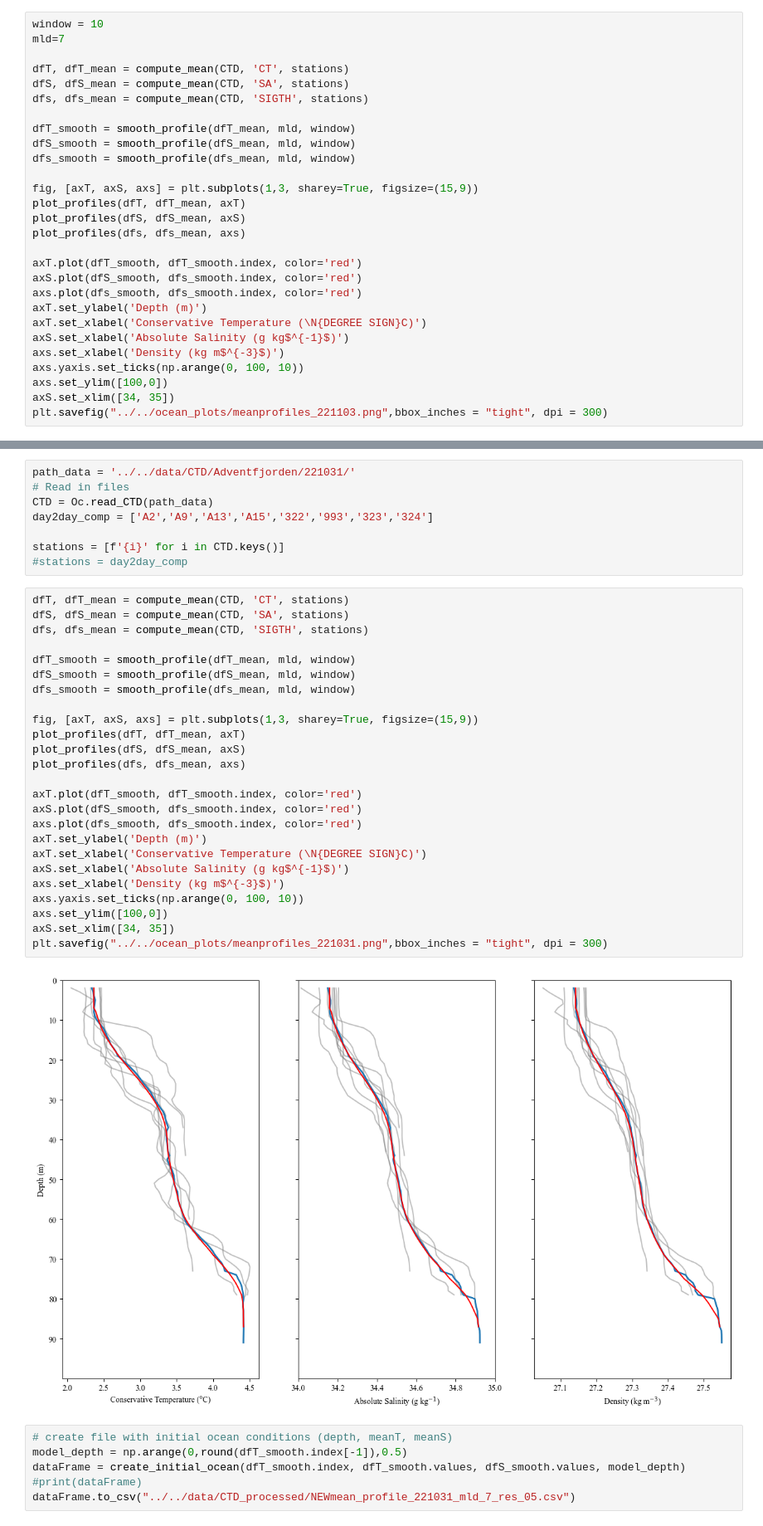
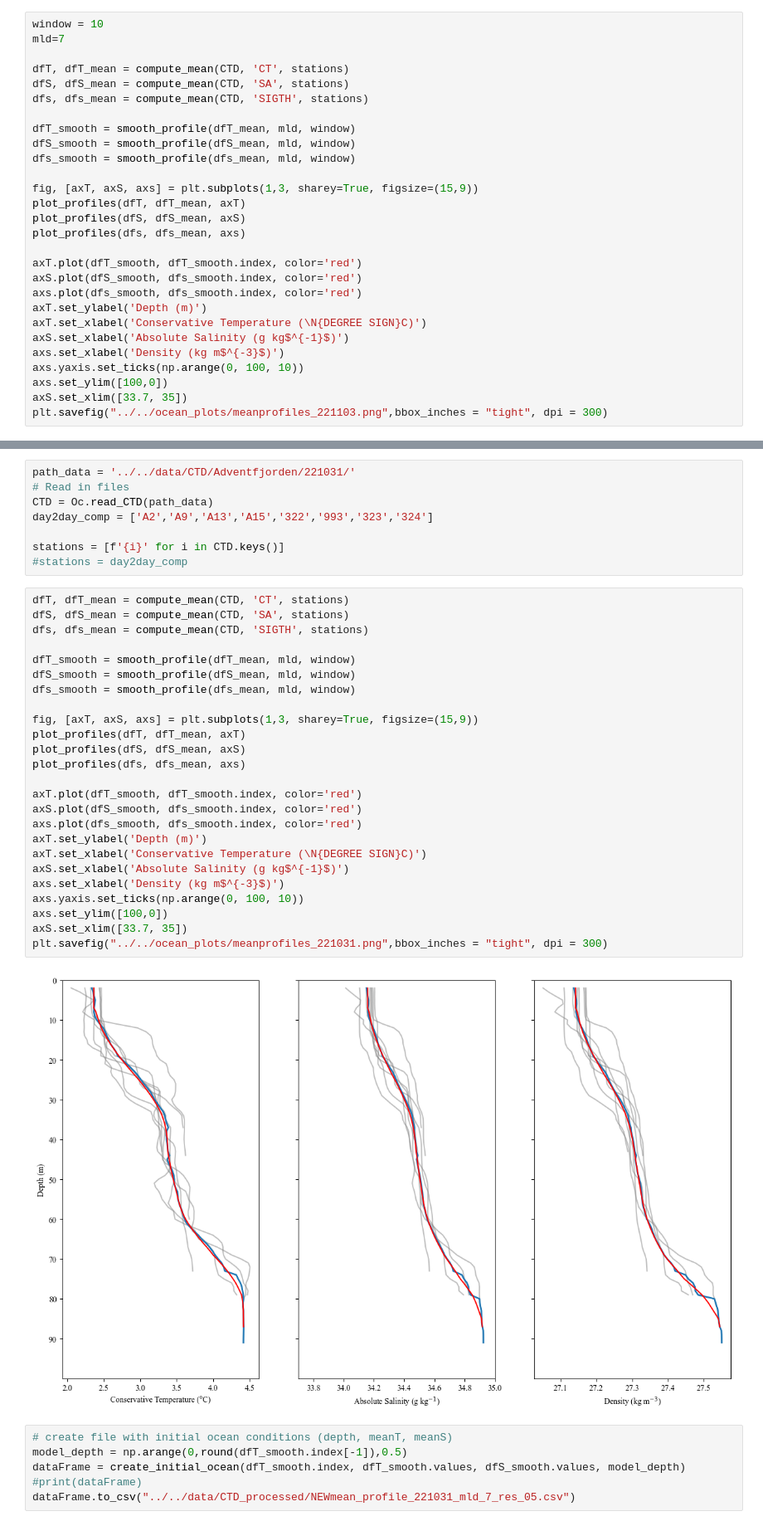
Before and after one commit to alpsjur/AGF-Adventfjorden, a Jupyter notebook: code/notebooks/mean_profile.ipynb, the cells around one changed output, grey strips where cells are left out. Shown: that part at 83% size. Saved outputs shown, nothing was run; the diff lists cells and outputs as text.

```diff
--- a/code/notebooks/mean_profile.ipynb
+++ b/code/notebooks/mean_profile.ipynb
@@ -113,6 +113,6 @@ axS.set_xlabel('Absolute Salinity (g kg$^{-1}$)')
 axs.set_xlabel('Density (kg m$^{-3}$)')
 axs.yaxis.set_ticks(np.arange(0, 100, 10))
 axs.set_ylim([100,0])
-axS.set_xlim([34, 35])
+axS.set_xlim([33.7, 35])
 plt.savefig("../../ocean_plots/meanprofiles_221103.png",bbox_inches = "tight", dpi = 300)
 # %% [output]
@@ -156,30 +156,30 @@ stations = [f'{i}' for i in CTD.keys()]
 # %%
 dfT, dfT_mean = compute_mean(CTD, 'CT', stations)
 dfS, dfS_mean = compute_mean(CTD, 'SA', stations)
 dfs, dfs_mean = compute_mean(CTD, 'SIGTH', stations)
 
 dfT_smooth = smooth_profile(dfT_mean, mld, window)
 dfS_smooth = smooth_profile(dfS_mean, mld, window)
 dfs_smooth = smooth_profile(dfs_mean, mld, window)
 
 fig, [axT, axS, axs] = plt.subplots(1,3, sharey=True, figsize=(15,9))
 plot_profiles(dfT, dfT_mean, axT)
 plot_profiles(dfS, dfS_mean, axS)
 plot_profiles(dfs, dfs_mean, axs)
 
 axT.plot(dfT_smooth, dfT_smooth.index, color='red')
 axS.plot(dfS_smooth, dfs_smooth.index, color='red')
 axs.plot(dfs_smooth, dfs_smooth.index, color='red')
 axT.set_ylabel('Depth (m)')
 axT.set_xlabel('Conservative Temperature (\N{DEGREE SIGN}C)')
 axS.set_xlabel('Absolute Salinity (g kg$^{-1}$)')
 axs.set_xlabel('Density (kg m$^{-3}$)')
 axs.yaxis.set_ticks(np.arange(0, 100, 10))
 axs.set_ylim([100,0])
-axS.set_xlim([34, 35])
+axS.set_xlim([33.7, 35])
 plt.savefig("../../ocean_plots/meanprofiles_221031.png",bbox_inches = "tight", dpi = 300)
 # %% [output]
-[figure, old version]
+[figure, new version]
 # %%
 # create file with initial ocean conditions (depth, meanT, meanS)
 model_depth = np.arange(0,round(dfT_smooth.index[-1]),0.5)
```
Also changed, not shown: parts of 5 cells of this notebook, 4 other files.
